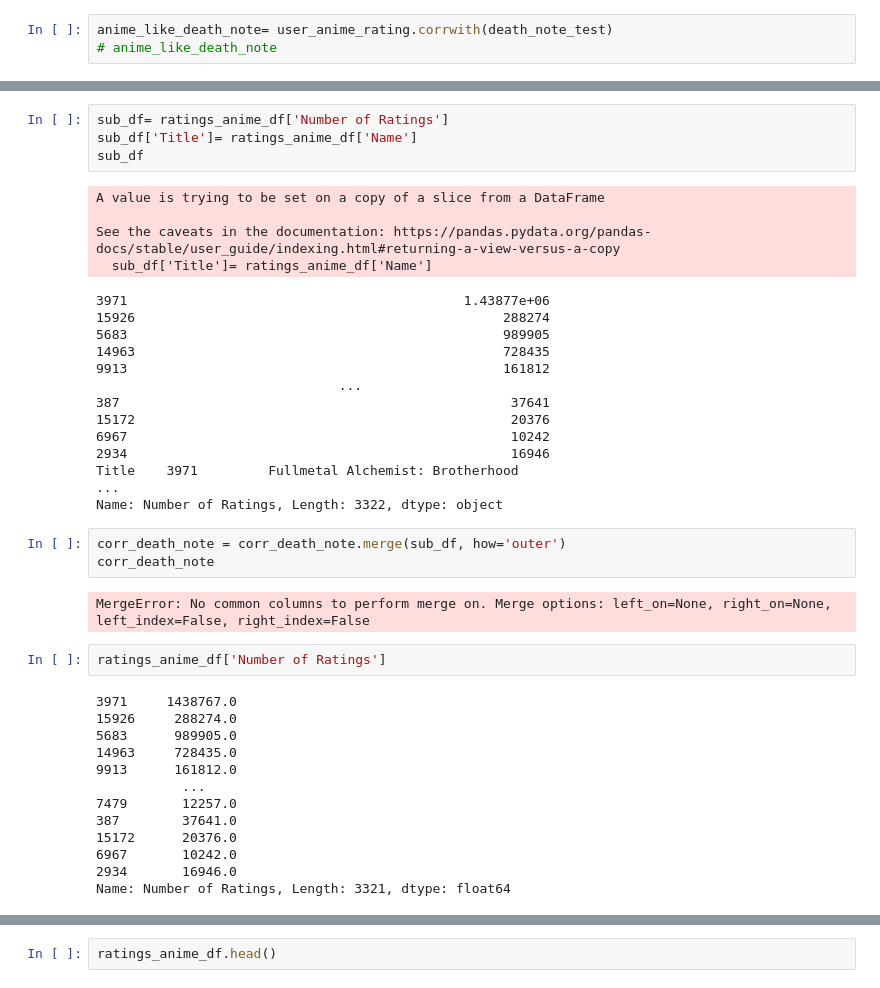
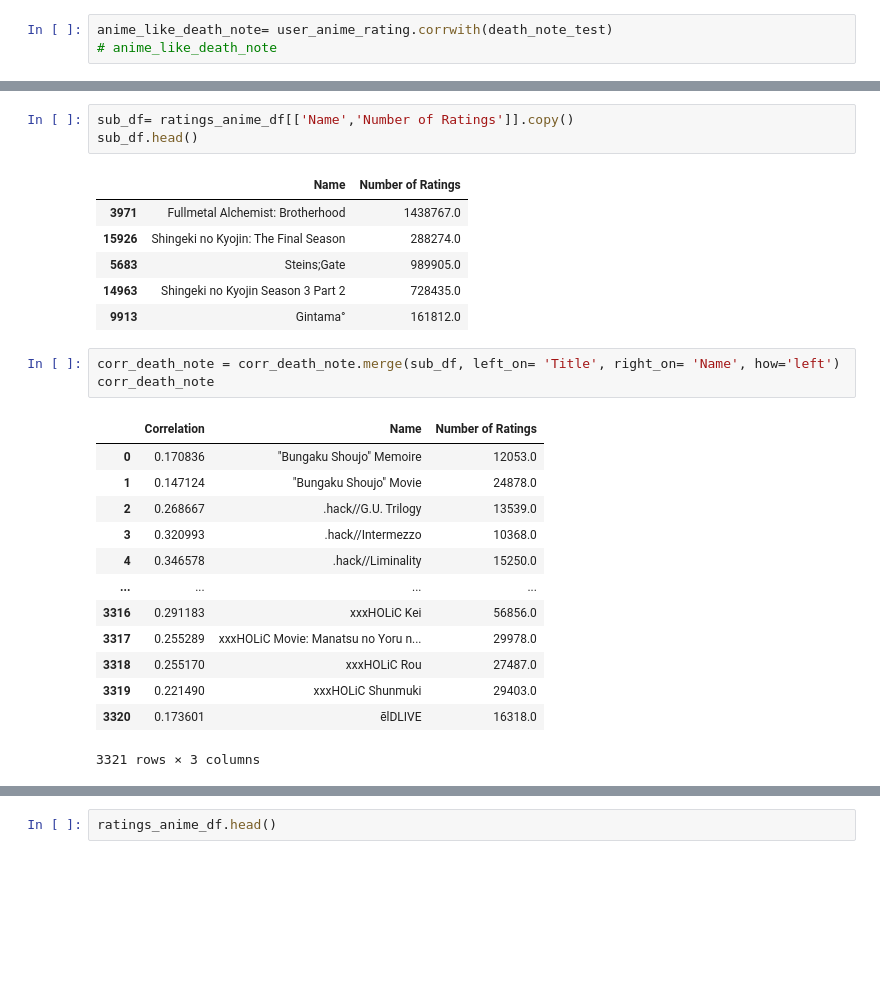
Before and after one commit to 3065923/Anime-Recommender, a Jupyter notebook: anime_clean.ipynb, the cells around one changed output, grey strips where cells are left out. Saved outputs shown, nothing was run; the diff lists cells and outputs as text; blank space fills up the shorter version.

Commit message:
finished model for recommending anime on jupyterlab

```diff
--- a/anime_clean.ipynb
+++ b/anime_clean.ipynb
@@ -715,42 +721,27 @@ corr_death_note.sort_values('Correlation', ascending=False).head(10)
 # %%
-sub_df= ratings_anime_df['Number of Ratings']
-sub_df['Title']= ratings_anime_df['Name']
-sub_df
+sub_df= ratings_anime_df[['Name','Number of Ratings']].copy()
+sub_df.head()
 # %% [output]
-A value is trying to be set on a copy of a slice from a DataFrame
-
-See the caveats in the documentation: https://pandas.pydata.org/pandas-docs/stable/user_guide/indexing.html#returning-a-view-versus-a-copy
-  sub_df['Title']= ratings_anime_df['Name']
-3971                                           1.43877e+06
-15926                                               288274
-5683                                                989905
-14963                                               728435
-9913                                                161812
-                               ...
-387                                                  37641
-15172                                                20376
-6967                                                 10242
-2934                                                 16946
-Title    3971         Fullmetal Alchemist: Brotherhood
-...
-Name: Number of Ratings, Length: 3322, dtype: object
+|  | Name | Number of Ratings |
+| 3971 | Fullmetal Alchemist: Brotherhood | 1438767.0 |
+| 15926 | Shingeki no Kyojin: The Final Season | 288274.0 |
+| 5683 | Steins;Gate | 989905.0 |
+| 14963 | Shingeki no Kyojin Season 3 Part 2 | 728435.0 |
+| 9913 | Gintama° | 161812.0 |
 # %%
-corr_death_note = corr_death_note.merge(sub_df, how='outer')
+corr_death_note = corr_death_note.merge(sub_df, left_on= 'Title', right_on= 'Name', how='left')
 corr_death_note
 # %% [output]
+|  | Correlation | Name | Number of Ratings |
+| 0 | 0.170836 | "Bungaku Shoujo" Memoire | 12053.0 |
+| 1 | 0.147124 | "Bungaku Shoujo" Movie | 24878.0 |
+| 2 | 0.268667 | .hack//G.U. Trilogy | 13539.0 |
+| 3 | 0.320993 | .hack//Intermezzo | 10368.0 |
+| 4 | 0.346578 | .hack//Liminality | 15250.0 |
+| ... | ... | ... | ... |
+| 3316 | 0.291183 | xxxHOLiC Kei | 56856.0 |
+| 3317 | 0.255289 | xxxHOLiC Movie: Manatsu no Yoru n... | 29978.0 |
+| 3318 | 0.255170 | xxxHOLiC Rou | 27487.0 |
+| 3319 | 0.221490 | xxxHOLiC Shunmuki | 29403.0 |
+| 3320 | 0.173601 | ēlDLIVE | 16318.0 |
-MergeError: No common columns to perform merge on. Merge options: left_on=None, right_on=None, left_index=False, right_index=False
+3321 rows × 3 columns
-# %%
-ratings_anime_df['Number of Ratings']
-# %% [output]
-3971     1438767.0
-15926     288274.0
-5683      989905.0
-14963     728435.0
-9913      161812.0
-           ...
-7479       12257.0
-387        37641.0
-15172      20376.0
-6967       10242.0
-2934       16946.0
-Name: Number of Ratings, Length: 3321, dtype: float64
```
Also changed, not shown: parts of 9 cells of this notebook.
